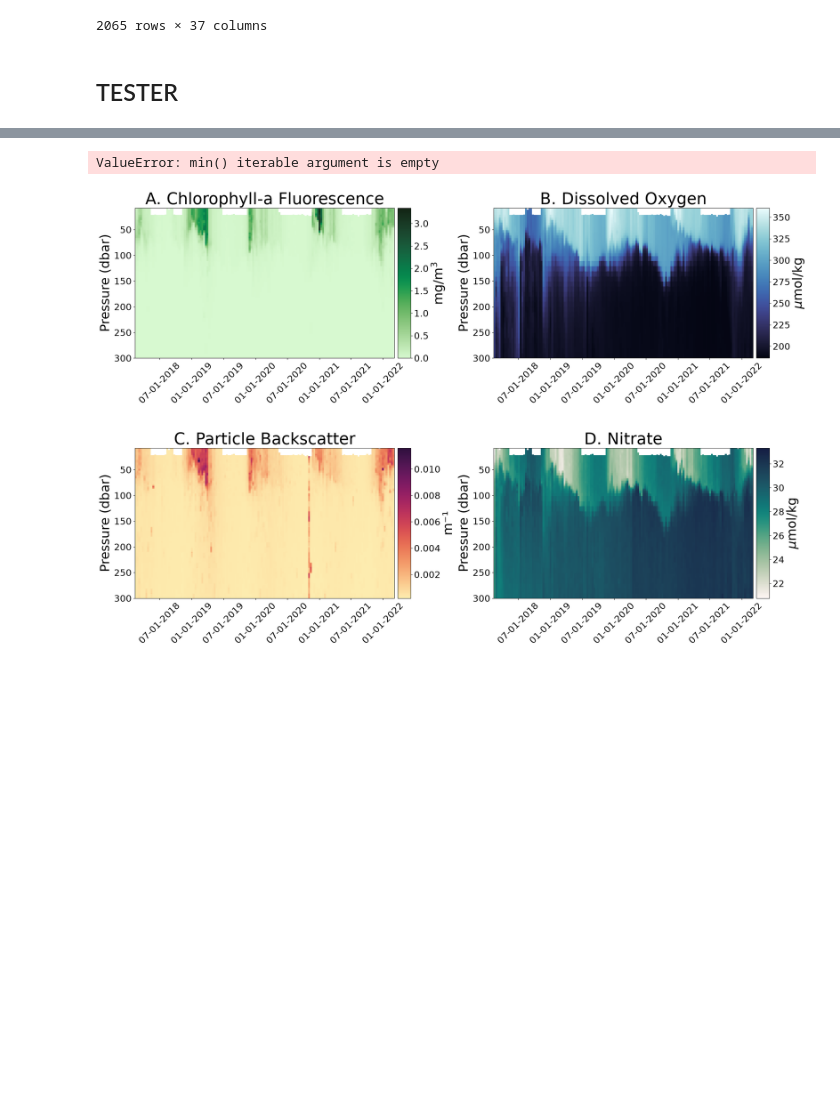
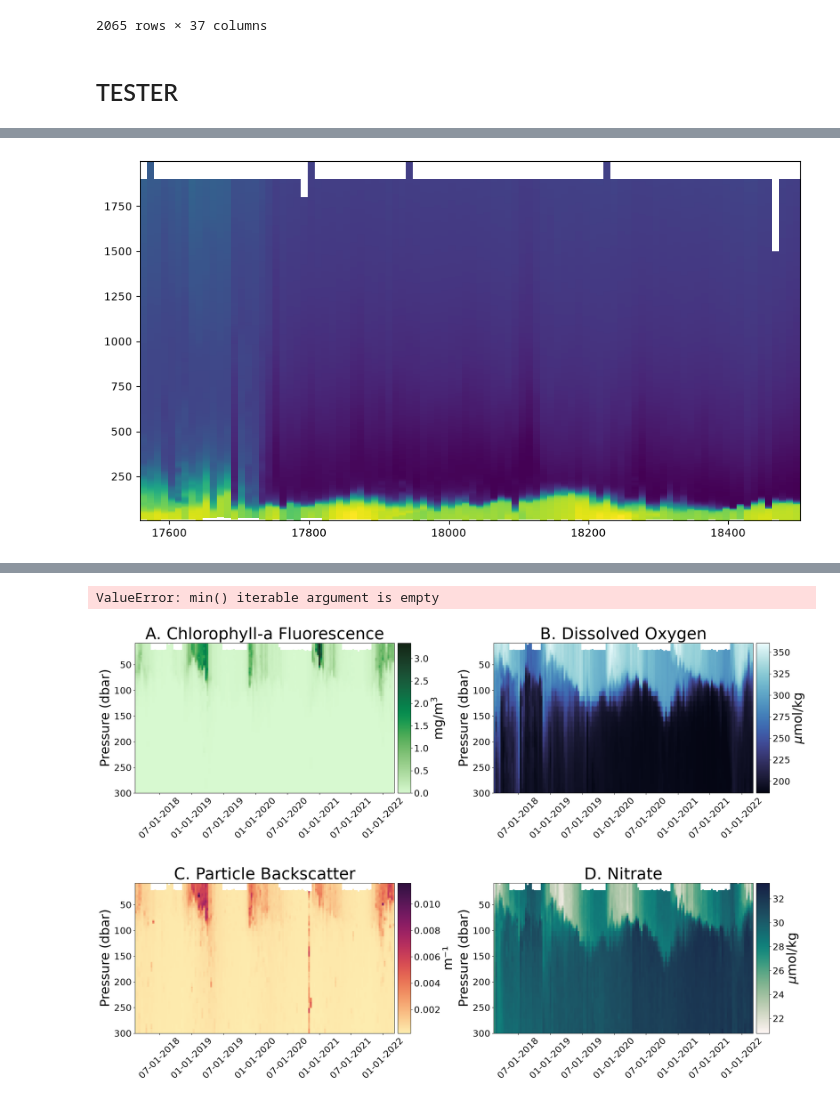
Before and after one commit to Lilah-Asalie/IBIS_Project, a Jupyter notebook: New_Section_Plots.ipynb, the cells around one changed output, grey strips where cells are left out. Saved outputs shown, nothing was run; the diff lists cells and outputs as text; code cells hidden in the pictures; blank space fills up the shorter version.

```diff
--- a/New_Section_Plots.ipynb
+++ b/New_Section_Plots.ipynb
@@ -150,3 +168,57 @@ df_subset
+# %%
+df2 = df_EOA_mld
+variable = 'oxygen'
+time_values = pd.to_datetime(df2['profile_date']).values
+pres_values = df2['pressure'].values
+param_values = df2[variable].values
+# Remove NaN values
+valid_indices = ~np.isnan(time_values) & ~np.isnan(pres_values) & ~np.isnan(param_values)
+time_values = time_values[valid_indices]
+pres_values = pres_values[valid_indices]
+param_values = param_values[valid_indices]
+# Convert time_values to float because it makes gridding data easier
+time_values_num = mdates.date2num(time_values)
+# Unique values for creating grids
+unique_times_num = np.unique(time_values_num)
+# Create a pressure axis with regular intervals, covering all existing values
+intp_pres = np.arange(np.ceil(min(pres_values)), np.floor(max(pres_values)))
+# Create grid for interpolation
+time_grid, pres_grid = np.meshgrid(unique_times_num, intp_pres)
+# Set param_gridded to NaN array with the same shape as the grid
+param_gridded = np.full(time_grid.shape, np.nan)
+# Create a DataFrame
+df = pd.DataFrame({
+    'time': time_values_num,
+    'pressure': pres_values,
+    'param': param_values
+})
+# Pivot the DataFrame to create a grid
+param_gridded_df = df.pivot_table(
+    index='pressure',
+    columns='time',
+    values='param',
+    aggfunc='first'
+)
+# Create a new index that contains original and regularly spaced pressure values
+all_pres = np.sort(np.unique(np.concatenate([pres_values, intp_pres])))
+# Reindex the DataFrame to the combined depth axis
+param_gridded_df = param_gridded_df.reindex(index=all_pres, columns=unique_times_num)
+# Perform linear interpolation to the new depth axis without extrapolation
+param_gridded_df.interpolate(method='linear', limit_area='inside', axis=0, inplace=True)
+# Extract the values to the regularly spaced depth values
+param_gridded_df = param_gridded_df.reindex(index=intp_pres, columns=unique_times_num)
+# Assigning data to variable to graph
+param_gridded = param_gridded_df.values
+fig = plt.figure(figsize=(25,25))
+plt.subplots_adjust(hspace = 0.6, wspace=0.30)
+
+ax_position = 321
+color = 'viridis'
+ax = fig.add_subplot(ax_position)
+plot = ax.pcolormesh(time_grid, pres_grid, param_gridded, shading='auto', cmap=color)
+# plot2 = ax.plot(df2['profile_date'],df2['MLP'],linewidth=3,color='white')
+# %% [output]
+[figure, added]
 # %%
 from mpl_toolkits.axes_grid1 import make_axes_locatable
 from datetime import datetime, timedelta
```
Also changed, not shown: parts of 4 cells of this notebook, 3 other files.
